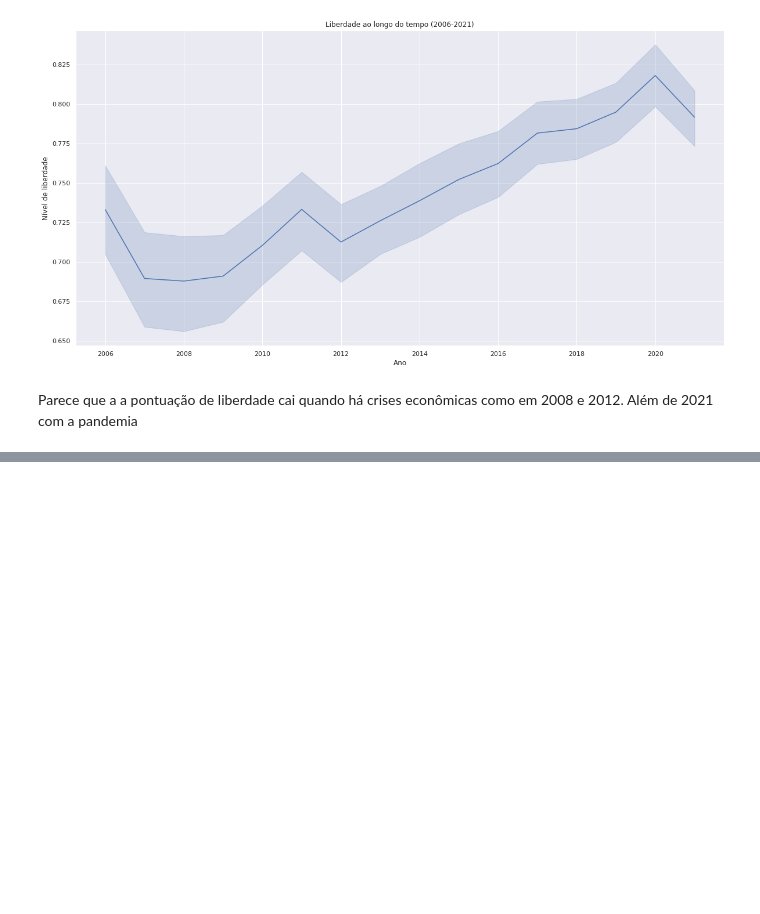
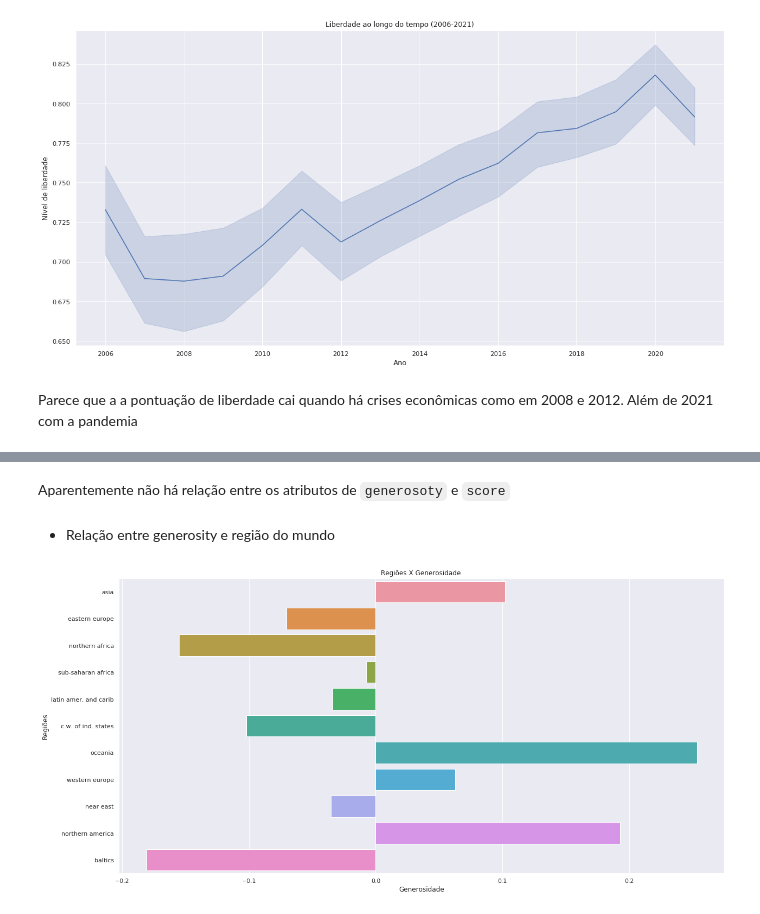
Before and after one commit to SalatielBairros/world-happiness-report, a Jupyter notebook: analysis/MultivariateAnalysis.ipynb, the cells around one changed output, grey strips where cells are left out. Saved outputs shown, nothing was run; the diff lists cells and outputs as text; code cells hidden in the pictures; blank space fills up the shorter version.

```diff
--- a/analysis/MultivariateAnalysis.ipynb
+++ b/analysis/MultivariateAnalysis.ipynb
@@ -323,0 +353,17 @@ Parece que a a pontuação de liberdade cai quando há crises econômicas como e
+# %% [markdown]
+Aparentemente não há relação entre os atributos de `generosoty` e `score`
+# %% [markdown]
+* Relação entre generosity e região do mundo
+# %%
+sns.set(rc={"figure.figsize":(20, 10)})
+
+sns.barplot(x="generosity", y="region", data=dataset, ci = None)
+
+plt.title('Regiões X Generosidade ')
+
+plt.ylabel('Regiões')
+plt.xlabel('Generosidade')
+
+plt.show()
+# %% [output]
+[figure, added]
```
Also changed, not shown: parts of 7 cells of this notebook.
